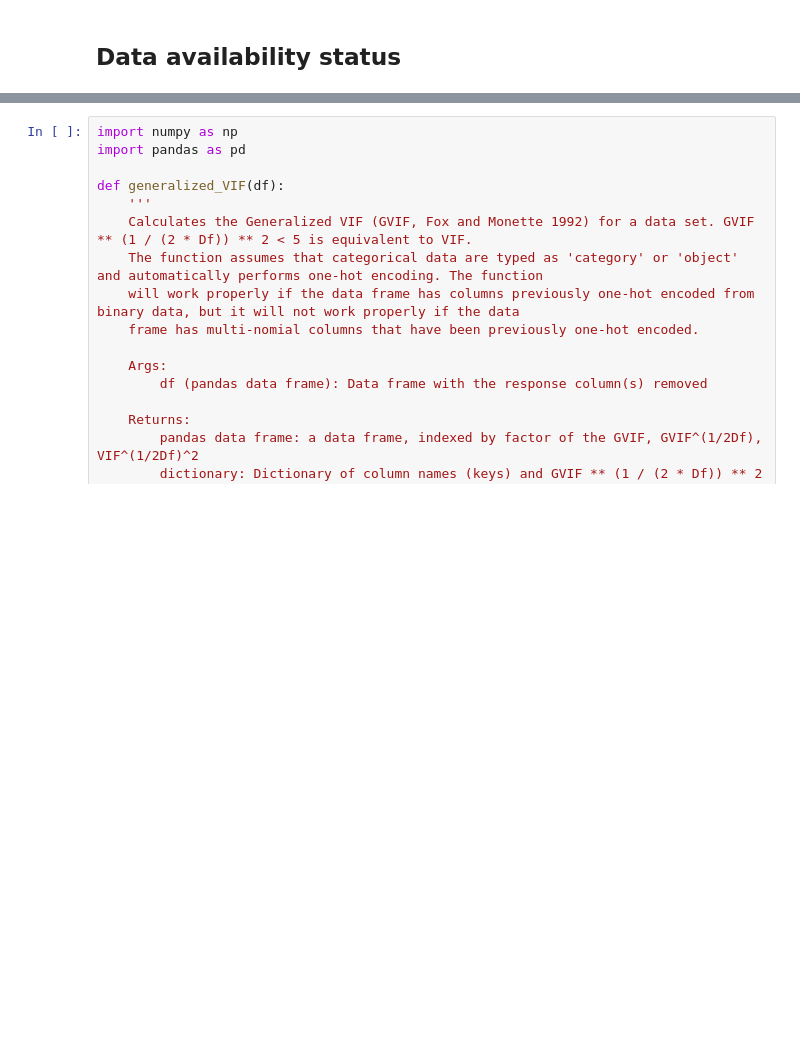
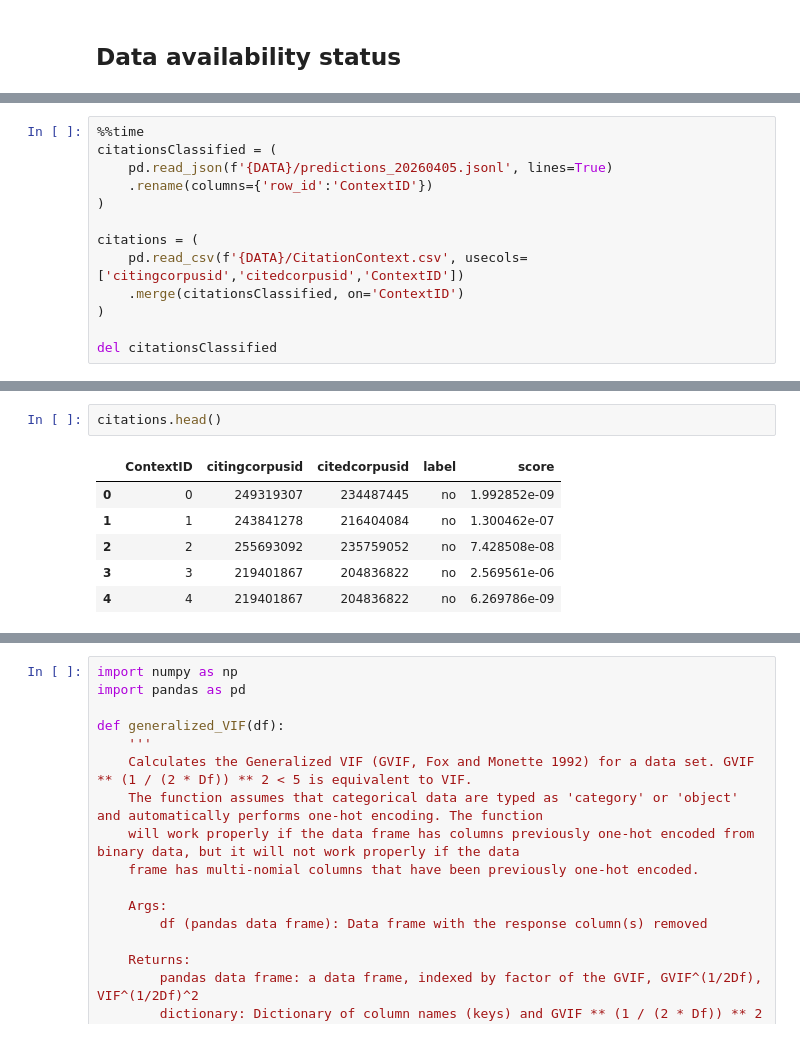
Before and after one commit to comnetsAD/bias_academia, a Jupyter notebook: observational_analyses/notebooks/Study_4.ipynb, the cells around one changed output, grey strips where cells are left out. Saved outputs shown, nothing was run; the diff lists cells and outputs as text; blank space fills up the shorter version.

```diff
--- a/observational_analyses/notebooks/Study_4.ipynb
+++ b/observational_analyses/notebooks/Study_4.ipynb
@@ -1187,0 +129,13 @@ countryWhiteToRegress = getDataFrame(countryAllNSCitation, allNorthSouth).pipe(p
+# %%
+%%time
+citationsClassified = (
+    pd.read_json(f'{DATA}/predictions_20260405.jsonl', lines=True)
+    .rename(columns={'row_id':'ContextID'})
+)
+
+citations = (
+    pd.read_csv(f'{DATA}/CitationContext.csv', usecols=['citingcorpusid','citedcorpusid','ContextID'])
+    .merge(citationsClassified, on='ContextID')
+)
+
+del citationsClassified
@@ -1187,0 +145,9 @@ countryWhiteToRegress = getDataFrame(countryAllNSCitation, allNorthSouth).pipe(p
+# %%
+citations.head()
+# %% [output]
+|  | ContextID | citingcorpusid | citedcorpusid | label | score |
+| 0 | 0 | 249319307 | 234487445 | no | 1.992852e-09 |
+| 1 | 1 | 243841278 | 216404084 | no | 1.300462e-07 |
+| 2 | 2 | 255693092 | 235759052 | no | 7.428508e-08 |
+| 3 | 3 | 219401867 | 204836822 | no | 2.569561e-06 |
+| 4 | 4 | 219401867 | 204836822 | no | 6.269786e-09 |
```
Also changed, not shown: parts of 125 cells of this notebook, 2 other files.
